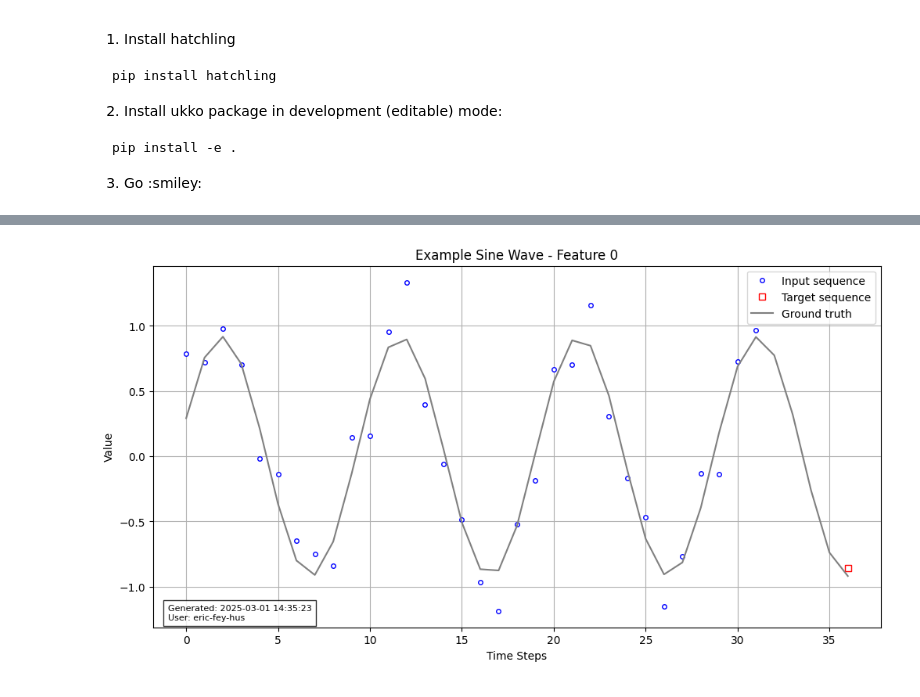
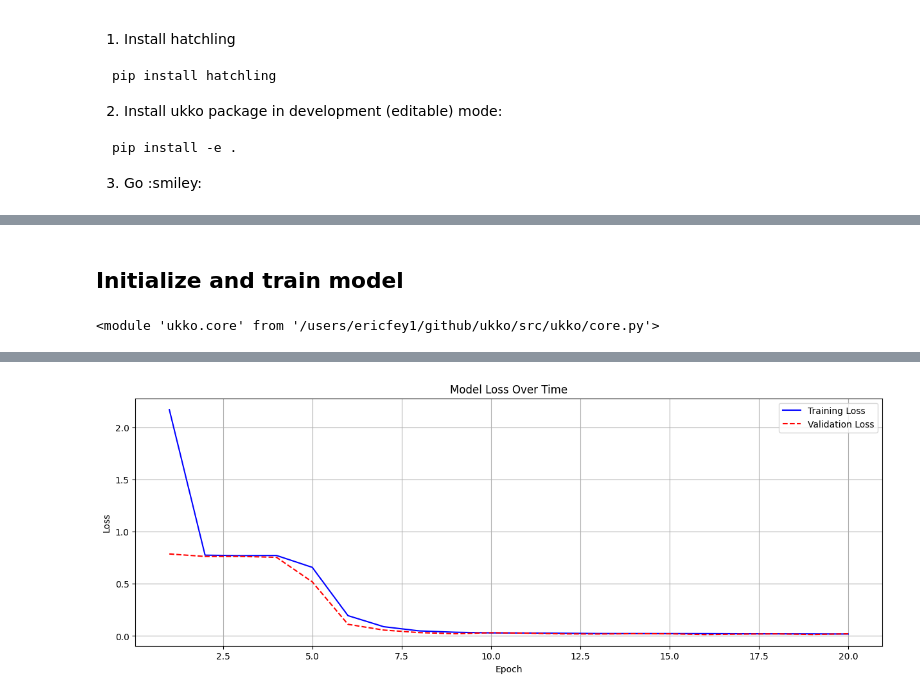
Before and after one commit to eric-fey-hus/ukko, a Jupyter notebook: ukko_get_started.ipynb, the cells around one changed output, grey strips where cells are left out. Drawn from its saved outputs; the diff is of its cells as text; code cells hidden in the pictures.

```diff
--- a/ukko_get_started.ipynb
+++ b/ukko_get_started.ipynb
@@ -241,4 +81,0 @@ Error:
-# %%
-for x, y in val_loader:
-  print(x.shape)
-  print(y.shape)
@@ -264,5 +175,52 @@ torch.Tensor
+# %% [markdown]
+## Initialize and train model
+# %%
+importlib.reload(ukko.core)
+
+# class DualAttentionModel(nn.Module):
+#     def __init__(self, base_model, d_model):
+#         super().__init__()
+#         self.base_model = base_model
+#         self.final_layer = nn.Linear(d_model, 1)
+
+#     def forward(self, x):
+#         x = self.base_model(x)
+#         print(x)
+#         x = self.final_layer(x).squeeze(-1)
+#         return x
+
+# # Usage
+# coremodel = ukko.core.DualAttentionModule(
+#     n_features=n_features,
+#     time_steps=sequence_length,
+#     d_model=128,
+#     n_heads=8,
+#     dropout=0.1
+# )
+# model = DualAttentionModel(coremodel, d_model=128)
+# %% [output]
+<module 'ukko.core' from '/users/ericfey1/github/ukko/src/ukko/core.py'>
 # %%
-def train_sine_model(model, train_loader, val_loader, epochs=50, lr=0.001, device='cuda'):
+import torch.nn as nn
+
+# Create dictionary to store metrics
+history = {
+    'train_loss': [],
+    'val_loss': [],
+    'train_acc': [],
+    'val_acc': []
+}
+
+# Initialize model
+model = ukko.core.DualAttentionModel(
+    n_features=n_features,
+    time_steps=sequence_length,
+    d_model=128,
+    n_heads=8,
+    dropout=0.1
+)
+
+def train_sine_model(model, train_loader, val_loader, epochs=100, lr=0.001, device='cuda', verbose=True):
     model = model.to(device)
     criterion = nn.MSELoss()
     optimizer = torch.optim.Adam(model.parameters(), lr=lr)
@@ -299,9 +257,14 @@ def train_sine_model(model, train_loader, val_loader, epochs=50, lr=0.001, devic
         train_loss /= len(train_loader)
         val_loss /= len(val_loader)
 
-        print(f"Epoch {epoch+1}/{epochs}")
-        print(f"Train Loss: {train_loss:.4f}")
-        print(f"Val Loss: {val_loss:.4f}")
+        # Log training progress:
+        history['train_loss'].append(train_loss)
+        history['val_loss'].append(val_loss)
+
+        if verbose:
+            print(f"Epoch {epoch+1:3.0f}/{epochs}, Train Loss: {train_loss:1.4f}, Val Loss: {val_loss:1.4f}")
+            #print(f"Train Loss: {train_loss:1.4f}")
+            #print(f"Val Loss: {val_loss:1.4f}")
 
         # Save best model
         if val_loss < best_val_loss:
@@ -309,6 +272,12 @@ def train_sine_model(model, train_loader, val_loader, epochs=50, lr=0.001, devic
             torch.save(model.state_dict(), 'best_sine_model.pt')
 
 # Train the model
-model, train_loader, val_loader, test_loader = test_model_with_sine_data()
-train_sine_model(model, train_loader, val_loader)
+train_sine_model(model, train_loader, val_loader, epochs=20)
+
+# Visualize training
+ukko.core.plot_training_curves(
+    train_losses = history['train_loss'],
+    val_losses   = history['val_loss'],
+    figsize=(15, 5),
+)
 # %% [output]
@@ -318 +304 @@ Output shape: torch.Size([32, 3])
-[figure, old version]
+[figure, new version]
```
Also changed, not shown: parts of 19 cells of this notebook, 6 other files.
